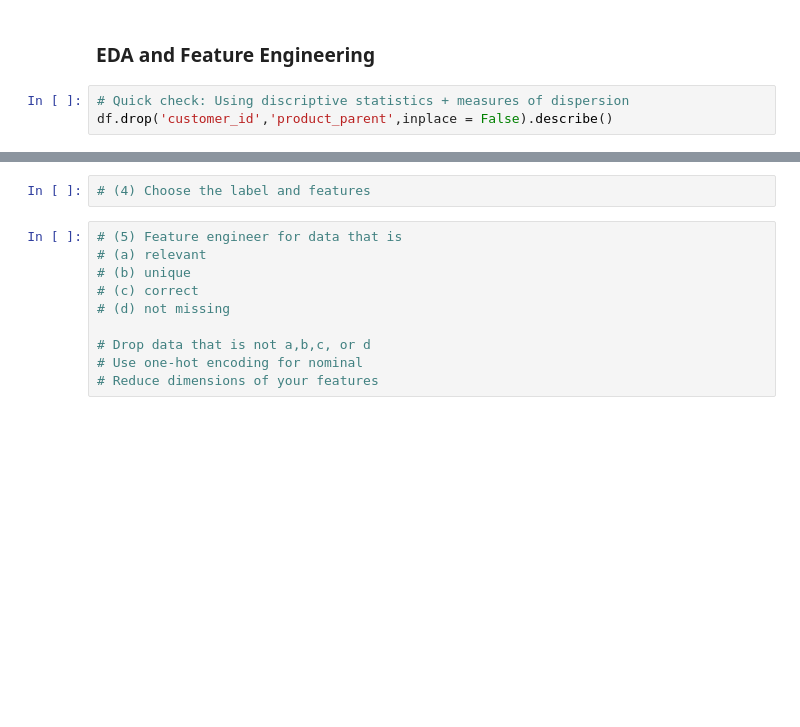
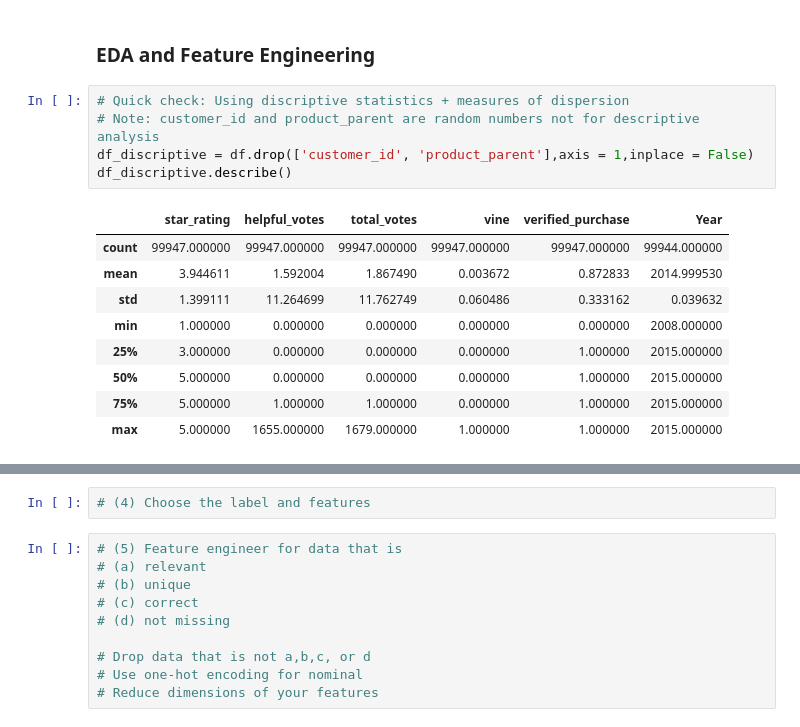
Before and after one commit to BhavyaBibi/-datawhisperers_final-project_dsml2021, a Jupyter notebook: datawhisperers_sentiment_analysis_amazon_apparel_reviews.ipynb, the cells around one changed output, grey strips where cells are left out. Saved outputs shown, nothing was run; the diff lists cells and outputs as text; blank space fills up the shorter version.

```diff
--- a/datawhisperers_sentiment_analysis_amazon_apparel_reviews.ipynb
+++ b/datawhisperers_sentiment_analysis_amazon_apparel_reviews.ipynb
@@ -278,4 +248,16 @@ Name: review_body, Length: 99947, dtype: object
 ### EDA and Feature Engineering
 # %%
 # Quick check: Using discriptive statistics + measures of dispersion
-df.drop('customer_id','product_parent',inplace = False).describe()
+# Note: customer_id and product_parent are random numbers not for descriptive analysis
+df_discriptive = df.drop(['customer_id', 'product_parent'],axis = 1,inplace = False)
+df_discriptive.describe()
+# %% [output]
+|  | star_rating | helpful_votes | total_votes | vine | verified_purchase | Year |
+| count | 99947.000000 | 99947.000000 | 99947.000000 | 99947.000000 | 99947.000000 | 99944.000000 |
+| mean | 3.944611 | 1.592004 | 1.867490 | 0.003672 | 0.872833 | 2014.999530 |
+| std | 1.399111 | 11.264699 | 11.762749 | 0.060486 | 0.333162 | 0.039632 |
+| min | 1.000000 | 0.000000 | 0.000000 | 0.000000 | 0.000000 | 2008.000000 |
+| 25% | 3.000000 | 0.000000 | 0.000000 | 0.000000 | 1.000000 | 2015.000000 |
+| 50% | 5.000000 | 0.000000 | 0.000000 | 0.000000 | 1.000000 | 2015.000000 |
+| 75% | 5.000000 | 1.000000 | 1.000000 | 0.000000 | 1.000000 | 2015.000000 |
+| max | 5.000000 | 1655.000000 | 1679.000000 | 1.000000 | 1.000000 | 2015.000000 |
```
Also changed, not shown: parts of 12 cells of this notebook.
